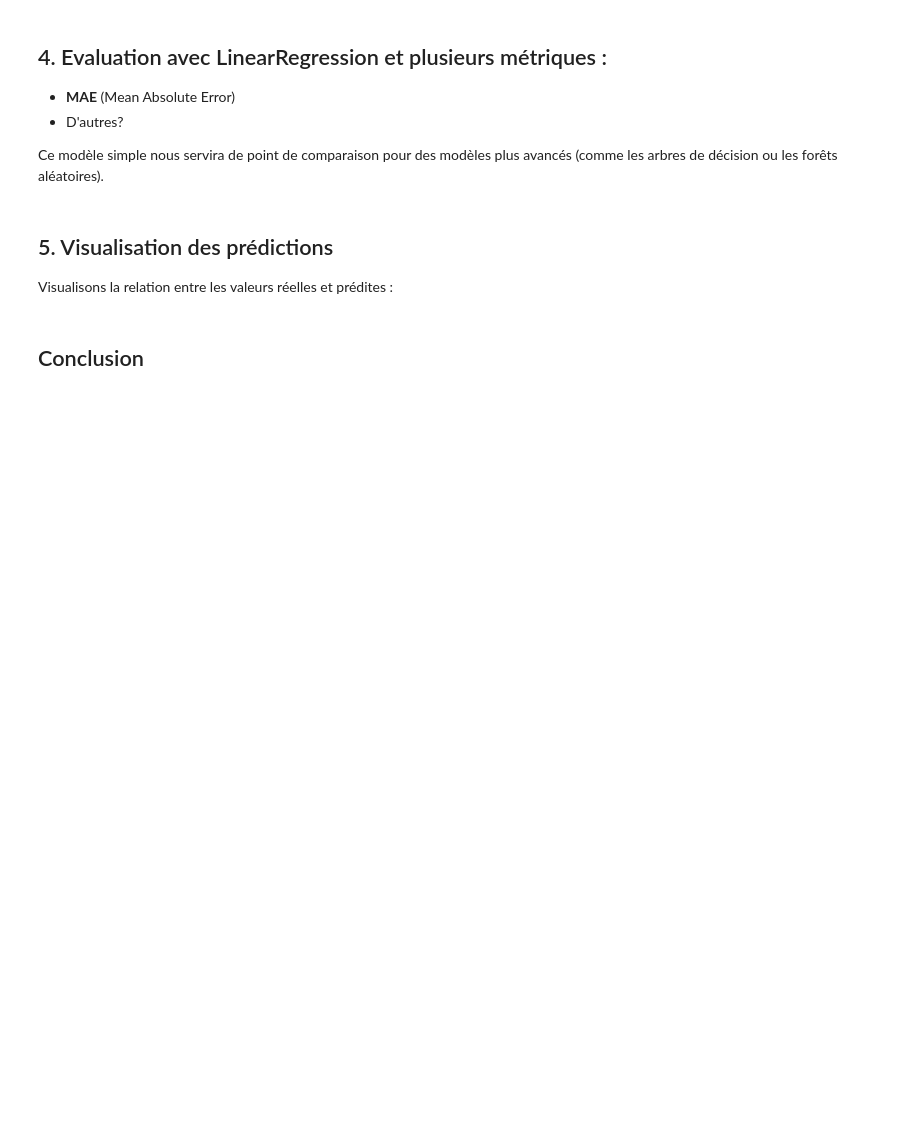
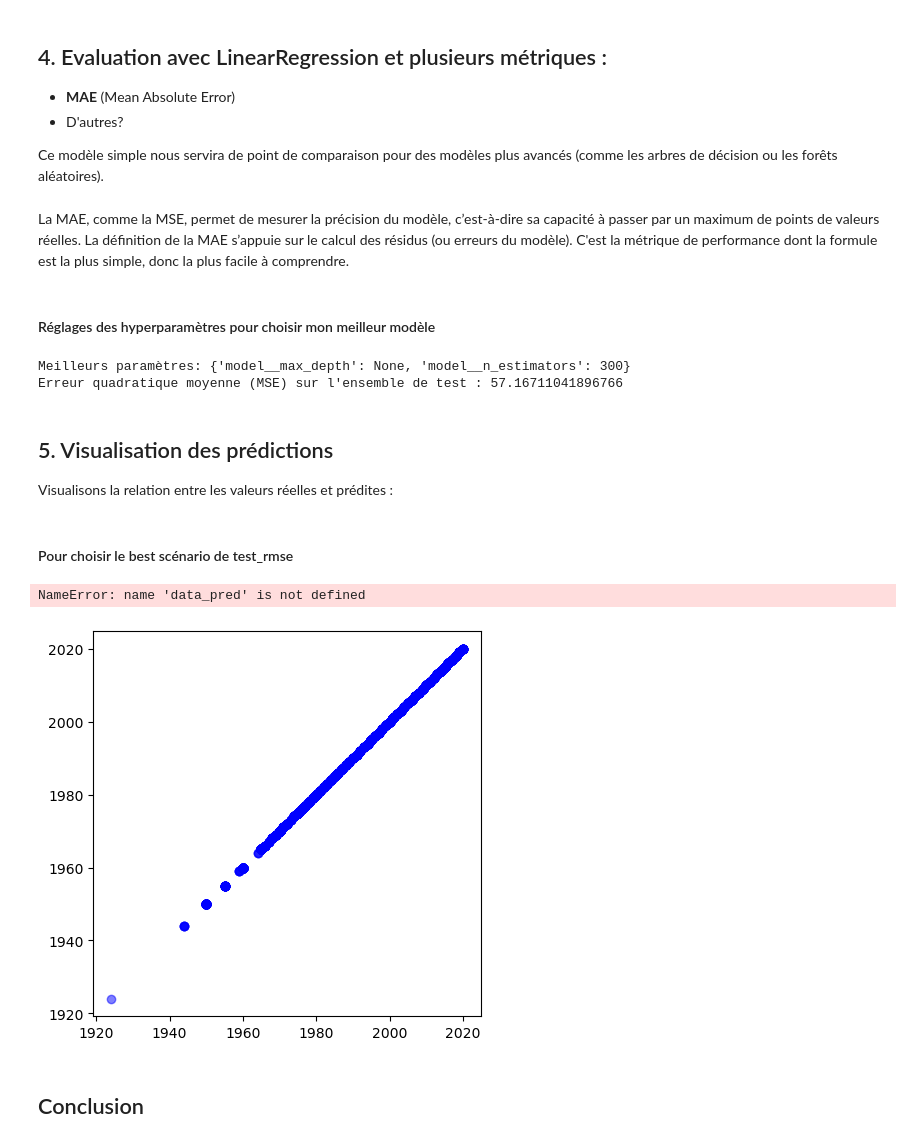
Before and after one commit to someia2026/Machine_Learning_Data_Mining, a Jupyter notebook: Partie_2/ML11_Pipeline_Model.ipynb, the cells around one changed output. Drawn from its saved outputs; the diff is of its cells as text; code cells hidden in the pictures; blank space fills up the shorter version.

```diff
--- a/Partie_2/ML11_Pipeline_Model.ipynb
+++ b/Partie_2/ML11_Pipeline_Model.ipynb
@@ -466,8 +816,45 @@ Nous préparons les données en utilisant un pipeline `scikit-learn` :
 - D'autres?
 
 Ce modèle simple nous servira de point de comparaison pour des modèles plus avancés (comme les arbres de décision ou les forêts aléatoires).
+# %% [markdown]
+La MAE, comme la MSE, permet de mesurer la précision du modèle, c’est-à-dire sa capacité à passer par un maximum de points de valeurs réelles. La définition de la MAE s’appuie sur le calcul des résidus (ou erreurs du modèle). C'est la métrique de performance dont la formule est la plus simple, donc la plus facile à comprendre.
 # %%
  # On peut utiliser scikit-learn 'mean_absolute_error' pour évaluer la performance du modèle de régression
+# %% [markdown]
+#### Réglages des hyperparamètres pour choisir mon meilleur modèle
+# %%
+from sklearn.model_selection import GridSearchCV
+
+# Paramètres à tester pour Random Forest
+param_grid = {
+    'model__n_estimators': [100, 200, 300],
+    'model__max_depth': [None, 1, 2, 3]
+    #'model__min_samples_split': [2, 5, 10]
+}
+
+# Créer un pipeline pour le modèle Random Forest
+pipeline_rf = Pipeline(steps=[('preprocessor', tranformation),
+                              ('model', RandomForestRegressor(random_state=42))])
+
+# Initialiser GridSearchCV
+grid_search = GridSearchCV(pipeline_rf, param_grid, cv=5, scoring='neg_mean_squared_error', n_jobs=-1)
+
+# Effectuer la recherche
+grid_search.fit(X_train, y_train)
+
+# Meilleurs hyperparamètres trouvés
+print("Meilleurs paramètres:", grid_search.best_params_)
+
+# Meilleur modèle
+best_rf_model = grid_search.best_estimator_
+
+# Évaluation sur l'ensemble de test
+y_pred_rf = best_rf_model.predict(X_test)
+mse_rf = mean_squared_error(y_test, y_pred_rf)
+print(f"Erreur quadratique moyenne (MSE) sur l'ensemble de test : {mse_rf}")
+# %% [output]
+Meilleurs paramètres: {'model__max_depth': None, 'model__n_estimators': 300}
+Erreur quadratique moyenne (MSE) sur l'ensemble de test : 57.16711041896766
 # %% [markdown]
 ## 5. Visualisation des prédictions
 
@@ -476,0 +862,2 @@ Visualisons la relation entre les valeurs réelles et prédites :
+# %% [markdown]
+#### Pour choisir le best scénario de test_rmse
@@ -477,2 +871,28 @@ Visualisons la relation entre les valeurs réelles et prédites :
+# %%
+# Code
+
+plt.figure(figsize=(5,5))
+
+# Points réels
+plt.scatter(y_test, y_test,
+            alpha=0.5, color='blue', label='Valeurs réelles')
+
+# Points prédits
+plt.scatter(y_test, data_pred['Predicted'],
+            alpha=0.5, color='black', label='Prédictions')
+
+# Ligne diagonale
+plt.plot([y_test.min(), y_test.max()],
+         [y_test.min(), y_test.max()],
+         linestyle='--', color='red')
+
+plt.xlabel("Année réelle")
+plt.ylabel("Année prédite")
+plt.title("Comparaison réel vs prédiction")
+plt.legend()
+plt.show()
+# %% [output]
+NameError: name 'data_pred' is not defined
+[figure, added]
 # %% [markdown]
 ## Conclusion
```
Also changed, not shown: parts of 40 cells of this notebook, 5 other files.
